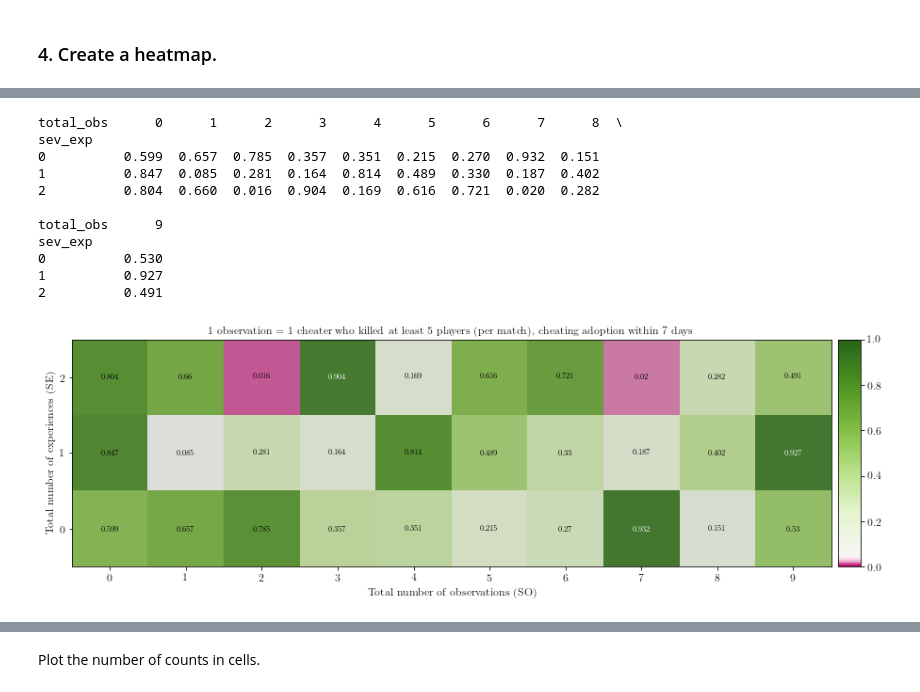
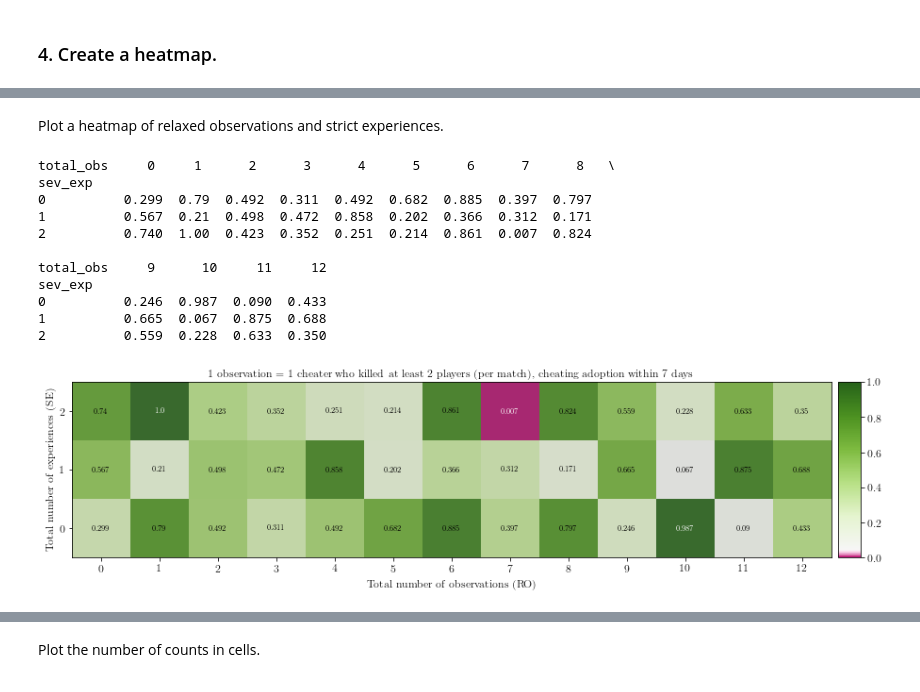
Before and after one commit to social-research/cheating, a Jupyter notebook: 06-combine-two-mechanisms.ipynb, the cells around one changed output, grey strips where cells are left out. Cells and saved outputs as stored; diff of their text form; code cells hidden in the pictures.

```diff
--- a/06-combine-two-mechanisms.ipynb
+++ b/06-combine-two-mechanisms.ipynb
@@ -326,11 +674,11 @@ Plot a heatmap of relaxed experiences and relaxed/strict observations.
 # %%
-merged_df = pd.read_csv('data/SO_RE.csv')
+merged_df = pd.read_csv('data/RO_RE.csv')
 test_dat = merged_df.sort_values(['total_exp', 'total_obs']).reset_index(drop=True)
 
-col_list = list(test_dat.columns[2:53])
+col_list = list(test_dat.columns[2:])
 res = test_dat.groupby([test_dat.total_exp, pd.cut(test_dat.total_obs,
-                                                   [-np.inf, 0, 1, 2, 3, 4, 5, 6, 7, 8, np.inf],
-                                                   labels = [0, 1, 2, 3, 4, 5, 6, 7, 8, 9])])[col_list].sum().reset_index()
+                                                   [-np.inf, 0, 1, 2, 3, 4, 5, 6, 7, 8, 9, 10, 11, np.inf],
+                                                   labels = [0, 1, 2, 3, 4, 5, 6, 7, 8, 9, 10, 11, 12])])[col_list].sum().reset_index()
 
 test_dat = res.groupby([res.total_obs, pd.cut(res.total_exp,[-np.inf, 0, 1, 2, np.inf],
                                               labels = [0, 1, 2, 3])])[col_list].sum().reset_index()
@@ -341,7 +689,6 @@ test_dat['pmf'] = scipy.stats.poisson.pmf(test_dat['E'], test_dat['rand_mean'])
 test_dat['prob'] = 1 - test_dat['cdf'] + test_dat['pmf']
 
 test_dat = test_dat.round({"rand_mean":2, "cdf":3, "pmf":3, "prob":3})
-print(test_dat.head())
 
 piv = pd.pivot_table(test_dat, values="prob",index=["total_exp"], columns=["total_obs"])
 print(piv)
@@ -353,8 +700,8 @@ fig, ax = plt.subplots()
 img1 = ax.imshow(piv, alpha=0.8, norm=norm)
 ax.set_xticks(np.arange(piv.shape[1]))
 ax.set_yticks(np.arange(piv.shape[0]))
-plt.title('1 observation = 1 cheater who killed at least 5 players (per match), cheating adoption within 7 days')
-plt.xlabel('Total number of observations (SO)')
+plt.title('1 observation = 1 cheater who killed at least 2 players (per match), cheating adoption within 7 days')
+plt.xlabel('Total number of observations (RO)')
 plt.ylabel('Total number of experiences (RE)')
 
 textcolors = ["k", "w"]
@@ -369,5 +716,5 @@ for y in range(piv.shape[0]):
 cbar = colorbar(img1)
 cbar.solids.set_edgecolor("face")
 plt.show()
-fig.savefig('figs/SO_RE_p_vals.png')
+fig.savefig('figs/RO_RE_p_vals.png')
 # %% [output]
@@ -375,11 +735,13 @@ fig.savefig('figs/SO_RE_p_vals.png')
+# %% [markdown]
+Plot a heatmap of relaxed observations and strict experiences.
 # %%
-merged_df = pd.read_csv('data/SO_SE.csv')
+merged_df = pd.read_csv('data/RO_SE.csv')
 test_dat = merged_df.sort_values(['sev_exp', 'total_obs']).reset_index(drop=True)
 
-col_list = list(test_dat.columns[2:53])
+col_list = list(test_dat.columns[2:])
 res = test_dat.groupby([test_dat.sev_exp, pd.cut(test_dat.total_obs,
-                                                   [-np.inf, 0, 1, 2, 3, 4, 5, 6, 7, 8, np.inf],
-                                                   labels = [0, 1, 2, 3, 4, 5, 6, 7, 8, 9])])[col_list].sum().reset_index()
+                                                 [-np.inf, 0, 1, 2, 3, 4, 5, 6, 7, 8, 9, 10, 11, np.inf],
+                                                 labels = [0, 1, 2, 3, 4, 5, 6, 7, 8, 9, 10, 11, 12])])[col_list].sum().reset_index()
 
 test_dat = res.groupby([res.total_obs, pd.cut(res.sev_exp,[-np.inf, 0, 1, np.inf],
                                               labels = [0, 1, 2])])[col_list].sum().reset_index()
@@ -393,42 +755,42 @@ test_dat = test_dat.round({"rand_mean":2, "cdf":3, "pmf":3, "prob":3})
 # print(test_dat.head())
 
 piv = pd.pivot_table(test_dat, values="prob",index=["sev_exp"], columns=["total_obs"])
 print(piv)
 
 # Plot a heatmap.
 norm = DivergingNorm(vmin=0, vcenter=0.05, vmax=1)
 
 fig, ax = plt.subplots()
 img1 = ax.imshow(piv, alpha=0.8, norm=norm)
 ax.set_xticks(np.arange(piv.shape[1]))
 ax.set_yticks(np.arange(piv.shape[0]))
-plt.title('1 observation = 1 cheater who killed at least 5 players (per match), cheating adoption within 7 days')
-plt.xlabel('Total number of observations (SO)')
+plt.title('1 observation = 1 cheater who killed at least 2 players (per match), cheating adoption within 7 days')
+plt.xlabel('Total number of observations (RO)')
 plt.ylabel('Total number of experiences (SE)')
 
 textcolors = ["k", "w"]
 
 for y in range(piv.shape[0]):
     for x in range(piv.shape[1]):
         if np.isnan(piv[x][y]) == False:
             text = ax.text(x, y, piv[x][y], ha="center", va="center",
                            color=textcolors[1 if piv[x][y] <= 0.01 or piv[x][y] >= 0.9 else 0])
 
 
 cbar = colorbar(img1)
 cbar.solids.set_edgecolor("face")
 plt.show()
-fig.savefig('figs/SO_SE_p_vals.png')
+fig.savefig('figs/RO_SE_p_vals.png')
 # %% [output]
-total_obs      0      1      2      3      4      5      6      7      8  \
+total_obs     0     1      2      3      4      5      6      7      8   \
 sev_exp
-0          0.599  0.657  0.785  0.357  0.351  0.215  0.270  0.932  0.151
-1          0.847  0.085  0.281  0.164  0.814  0.489  0.330  0.187  0.402
-2          0.804  0.660  0.016  0.904  0.169  0.616  0.721  0.020  0.282
+0          0.299  0.79  0.492  0.311  0.492  0.682  0.885  0.397  0.797
+1          0.567  0.21  0.498  0.472  0.858  0.202  0.366  0.312  0.171
+2          0.740  1.00  0.423  0.352  0.251  0.214  0.861  0.007  0.824
 
-total_obs      9
+total_obs     9      10     11     12
 sev_exp
-0          0.530
-1          0.927
-2          0.491
+0          0.246  0.987  0.090  0.433
+1          0.665  0.067  0.875  0.688
+2          0.559  0.228  0.633  0.350
-[figure, old version]
+[figure, new version]
```
Also changed, not shown: parts of 25 cells of this notebook, 10 other files.
